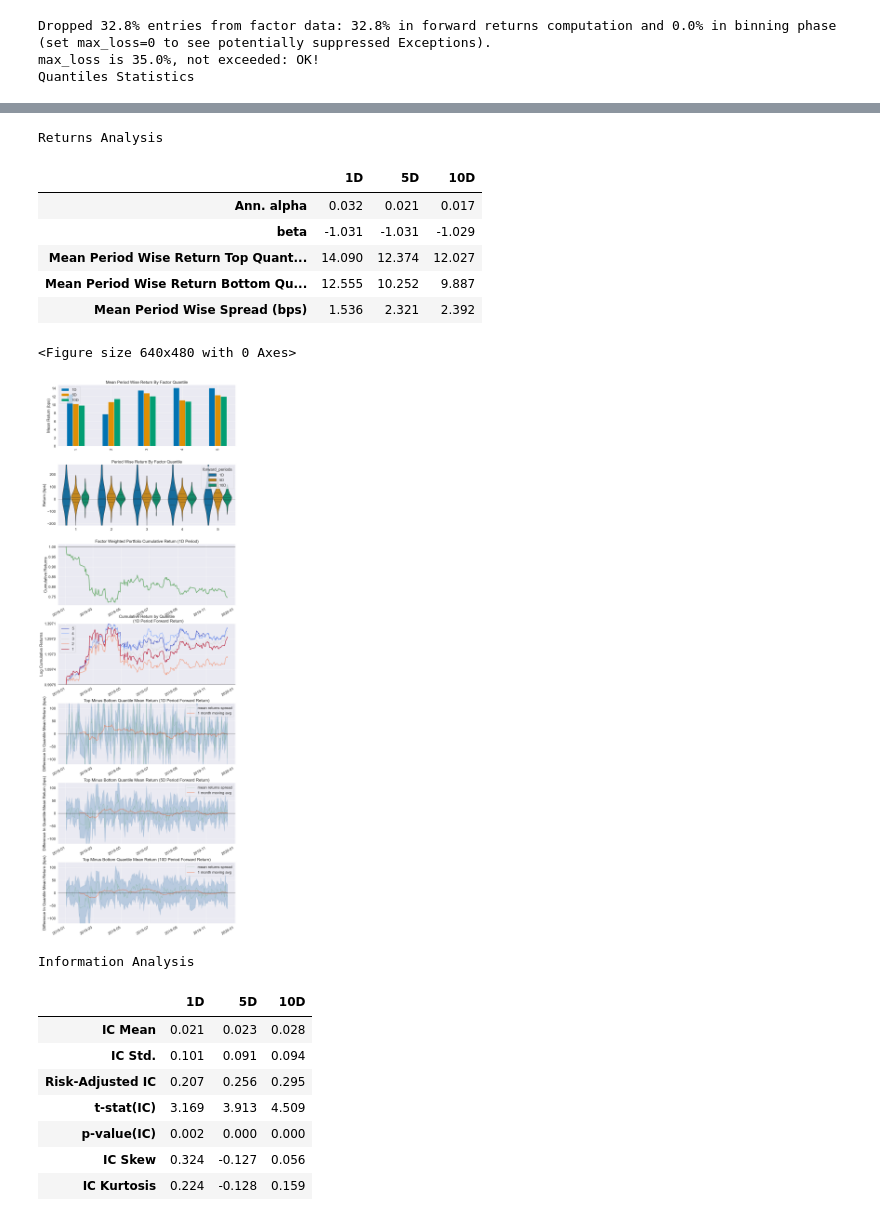
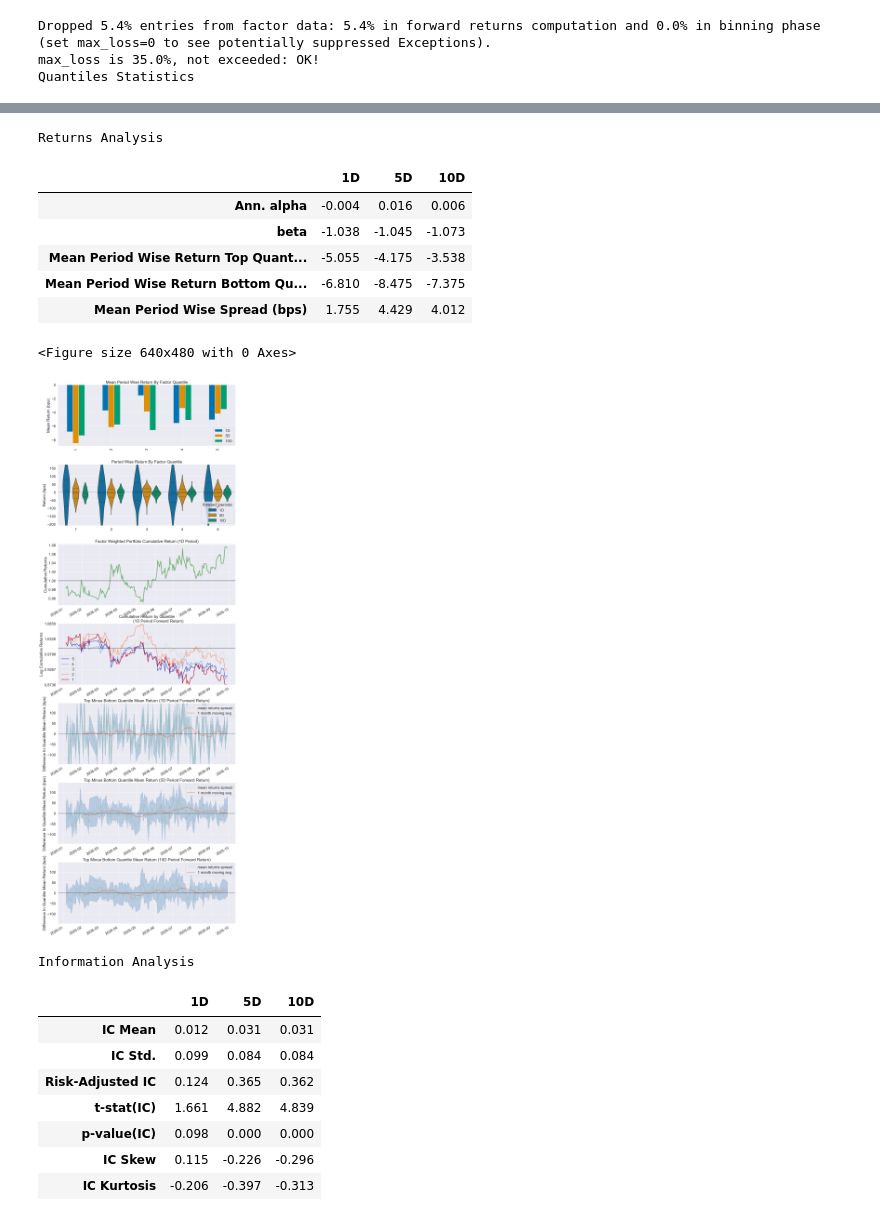
Before and after one commit to whmbuaa/alphas, a Jupyter notebook: 1.research.ipynb, the cells around one changed output, grey strips where cells are left out. Drawn from its saved outputs; the diff is of its cells as text; code cells hidden in the pictures.

```diff
--- a/1.research.ipynb
+++ b/1.research.ipynb
@@ -2,12 +2,12 @@
 import pandas as pd
 from datas import *
 
-year = 2019
+year = 2026
 list_assets, df_assets = get_hs300_stocks(f'{year}-01-01')
 dfs= get_all_date_data(f'{year}-01-01', f'{year+1}-01-01', list_assets)
 
 
-df_all = dfs[['date', 'asset', "close"]]
+df_all = dfs[['date', 'asset', "close"]].copy()
 df_all['date'] = pd.to_datetime(df_all['date'])
 # print(df_all)
 
@@ -71,6 +66,17 @@ print(alpha)
 
 #############################因子分析#######################################
 
+import importlib
+import alphalens.performance
+import alphalens.plotting
+import alphalens.tears
+import alphalens.utils
+
+# 当前内核已经载入过旧模块，重新读取改过的文件
+importlib.reload(alphalens.utils)
+importlib.reload(alphalens.performance)
+importlib.reload(alphalens.plotting)
+importlib.reload(alphalens.tears)
 from alphalens.utils import get_clean_factor_and_forward_returns
 from alphalens.tears import create_full_tear_sheet
 
@@ -95,4 +101,4 @@ date       asset
-Dropped 32.8% entries from factor data: 32.8% in forward returns computation and 0.0% in binning phase (set max_loss=0 to see potentially suppressed Exceptions).
+Dropped 5.4% entries from factor data: 5.4% in forward returns computation and 0.0% in binning phase (set max_loss=0 to see potentially suppressed Exceptions).
 max_loss is 35.0%, not exceeded: OK!
 Quantiles Statistics
 |  | min | max | mean | std | count | count % |
@@ -105,21 +111,21 @@ Quantiles Statistics
 Returns Analysis
 |  | 1D | 5D | 10D |
-| Ann. alpha | 0.032 | 0.021 | 0.017 |
-| beta | -1.031 | -1.031 | -1.029 |
-| Mean Period Wise Return Top Quant... | 14.090 | 12.374 | 12.027 |
-| Mean Period Wise Return Bottom Qu... | 12.555 | 10.252 | 9.887 |
-| Mean Period Wise Spread (bps) | 1.536 | 2.321 | 2.392 |
+| Ann. alpha | -0.004 | 0.016 | 0.006 |
+| beta | -1.038 | -1.045 | -1.073 |
+| Mean Period Wise Return Top Quant... | -5.055 | -4.175 | -3.538 |
+| Mean Period Wise Return Bottom Qu... | -6.810 | -8.475 | -7.375 |
+| Mean Period Wise Spread (bps) | 1.755 | 4.429 | 4.012 |
 <Figure size 640x480 with 0 Axes>
-[figure, old version]
+[figure, new version]
 Information Analysis
 |  | 1D | 5D | 10D |
-| IC Mean | 0.021 | 0.023 | 0.028 |
-| IC Std. | 0.101 | 0.091 | 0.094 |
-| Risk-Adjusted IC | 0.207 | 0.256 | 0.295 |
-| t-stat(IC) | 3.169 | 3.913 | 4.509 |
-| p-value(IC) | 0.002 | 0.000 | 0.000 |
-| IC Skew | 0.324 | -0.127 | 0.056 |
-| IC Kurtosis | 0.224 | -0.128 | 0.159 |
+| IC Mean | 0.012 | 0.031 | 0.031 |
+| IC Std. | 0.099 | 0.084 | 0.084 |
+| Risk-Adjusted IC | 0.124 | 0.365 | 0.362 |
+| t-stat(IC) | 1.661 | 4.882 | 4.839 |
+| p-value(IC) | 0.098 | 0.000 | 0.000 |
+| IC Skew | 0.115 | -0.226 | -0.296 |
+| IC Kurtosis | -0.206 | -0.397 | -0.313 |
 `distplot` is a deprecated function and will be removed in seaborn v0.14.0.
 
 Please adapt your code to use either `displot` (a figure-level function with
```
Also changed, not shown: parts of 2 cells of this notebook, 3 other files.
